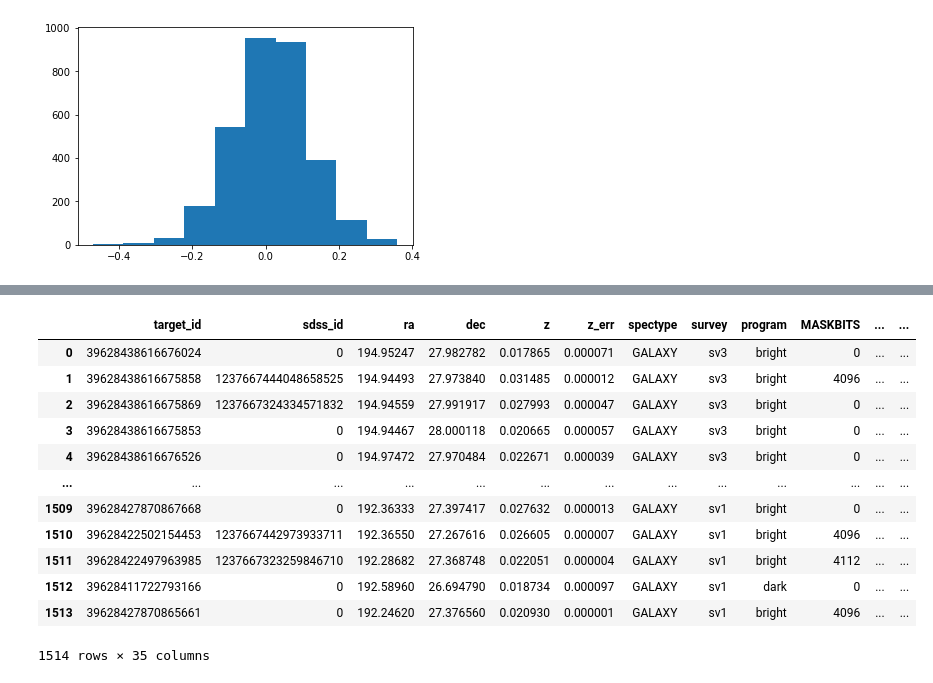
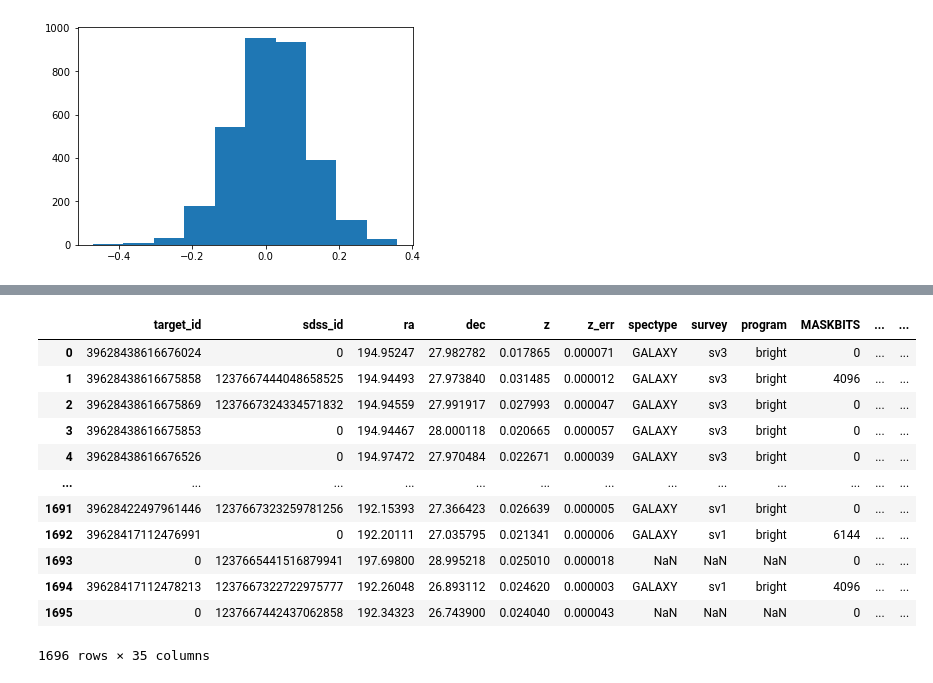
Before and after one commit to KSaid-1/DESI_fuji_FP, a Jupyter notebook: Coma_distance_v01.ipynb, the cells around one changed output, grey strips where cells are left out. Saved outputs shown, nothing was run; the diff lists cells and outputs as text; code cells hidden in the pictures.

```diff
--- a/Coma_distance_v01.ipynb
+++ b/Coma_distance_v01.ipynb
@@ -43,17 +40,17 @@ array([39628438616676024, 39628438616675858, 39628438616675869, ...,
 # %%
-coma_desi = pd.read_csv("./Coma_chris/coma_desi.csv")
+coma_desi = pd.read_csv("./Coma_chris/coma_all.csv")
 coma_desi
 # %% [output]
 |  | target_id | sdss_id | ra | dec | z | z_err | spectype | survey | program | MASKBITS | ... | ... |
 | 0 | 39628438616676024 | 0 | 194.95247 | 27.982782 | 0.017865 | 0.000071 | GALAXY | sv3 | bright | 0 | ... | ... |
 | 1 | 39628438616675858 | 1237667444048658525 | 194.94493 | 27.973840 | 0.031485 | 0.000012 | GALAXY | sv3 | bright | 4096 | ... | ... |
 | 2 | 39628438616675869 | 1237667324334571832 | 194.94559 | 27.991917 | 0.027993 | 0.000047 | GALAXY | sv3 | bright | 0 | ... | ... |
 | 3 | 39628438616675853 | 0 | 194.94467 | 28.000118 | 0.020665 | 0.000057 | GALAXY | sv3 | bright | 0 | ... | ... |
 | 4 | 39628438616676526 | 0 | 194.97472 | 27.970484 | 0.022671 | 0.000039 | GALAXY | sv3 | bright | 0 | ... | ... |
 | ... | ... | ... | ... | ... | ... | ... | ... | ... | ... | ... | ... | ... |
-| 1509 | 39628427870867668 | 0 | 192.36333 | 27.397417 | 0.027632 | 0.000013 | GALAXY | sv1 | bright | 0 | ... | ... |
-| 1510 | 39628422502154453 | 1237667442973933711 | 192.36550 | 27.267616 | 0.026605 | 0.000007 | GALAXY | sv1 | bright | 4096 | ... | ... |
-| 1511 | 39628422497963985 | 1237667323259846710 | 192.28682 | 27.368748 | 0.022051 | 0.000004 | GALAXY | sv1 | bright | 4112 | ... | ... |
-| 1512 | 39628411722793166 | 0 | 192.58960 | 26.694790 | 0.018734 | 0.000097 | GALAXY | sv1 | dark | 0 | ... | ... |
-| 1513 | 39628427870865661 | 0 | 192.24620 | 27.376560 | 0.020930 | 0.000001 | GALAXY | sv1 | bright | 4096 | ... | ... |
+| 1691 | 39628422497961446 | 1237667323259781256 | 192.15393 | 27.366423 | 0.026639 | 0.000005 | GALAXY | sv1 | bright | 0 | ... | ... |
+| 1692 | 39628417112476991 | 0 | 192.20111 | 27.035795 | 0.021341 | 0.000006 | GALAXY | sv1 | bright | 6144 | ... | ... |
+| 1693 | 0 | 1237665441516879941 | 197.69800 | 28.995218 | 0.025010 | 0.000018 | NaN | NaN | NaN | 0 | ... | ... |
+| 1694 | 39628417112478213 | 1237667322722975777 | 192.26048 | 26.893112 | 0.024620 | 0.000003 | GALAXY | sv1 | bright | 4096 | ... | ... |
+| 1695 | 0 | 1237667442437062858 | 192.34323 | 26.743900 | 0.024040 | 0.000043 | NaN | NaN | NaN | 0 | ... | ... |
-1514 rows × 35 columns
+1696 rows × 35 columns
```
Also changed, not shown: parts of 11 cells of this notebook.
